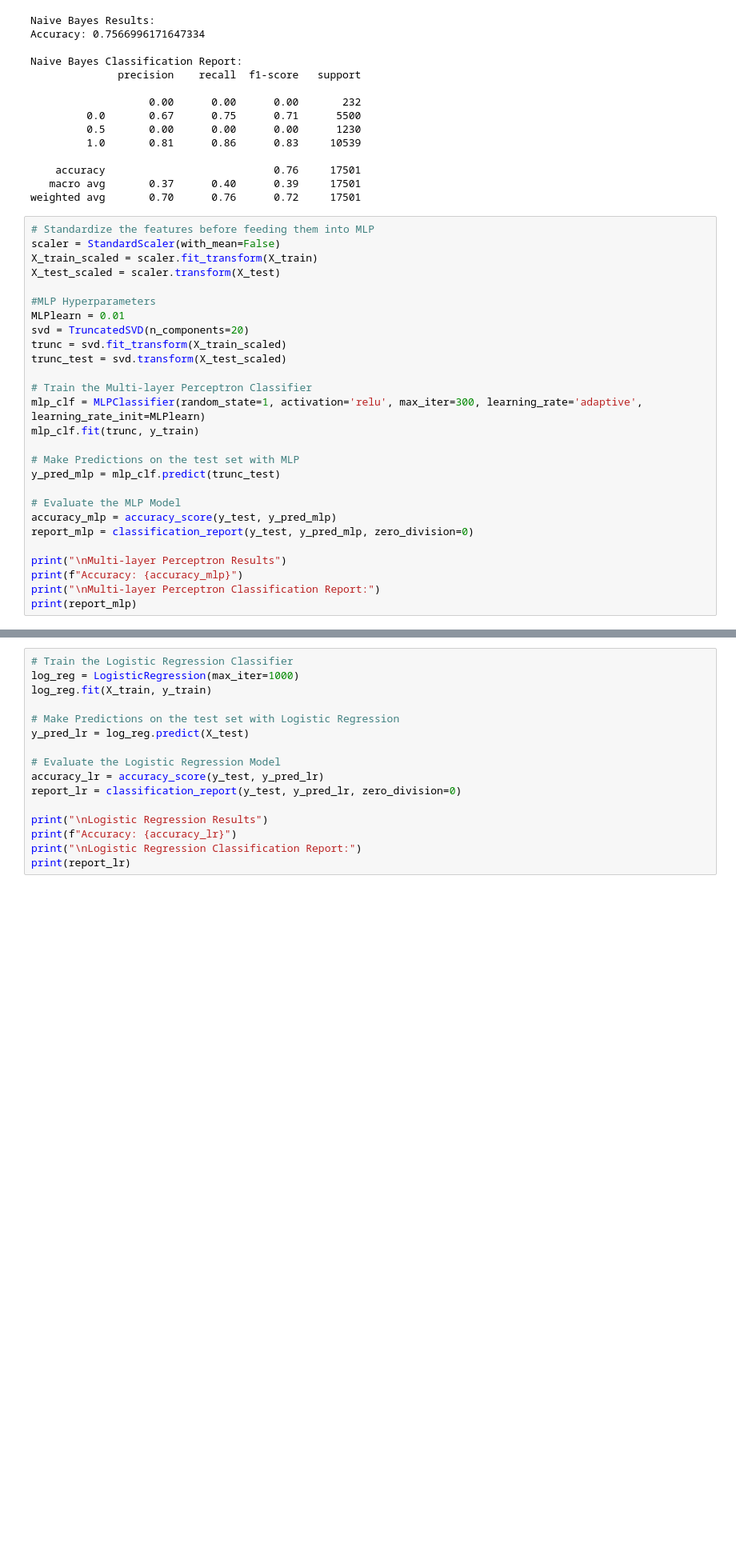
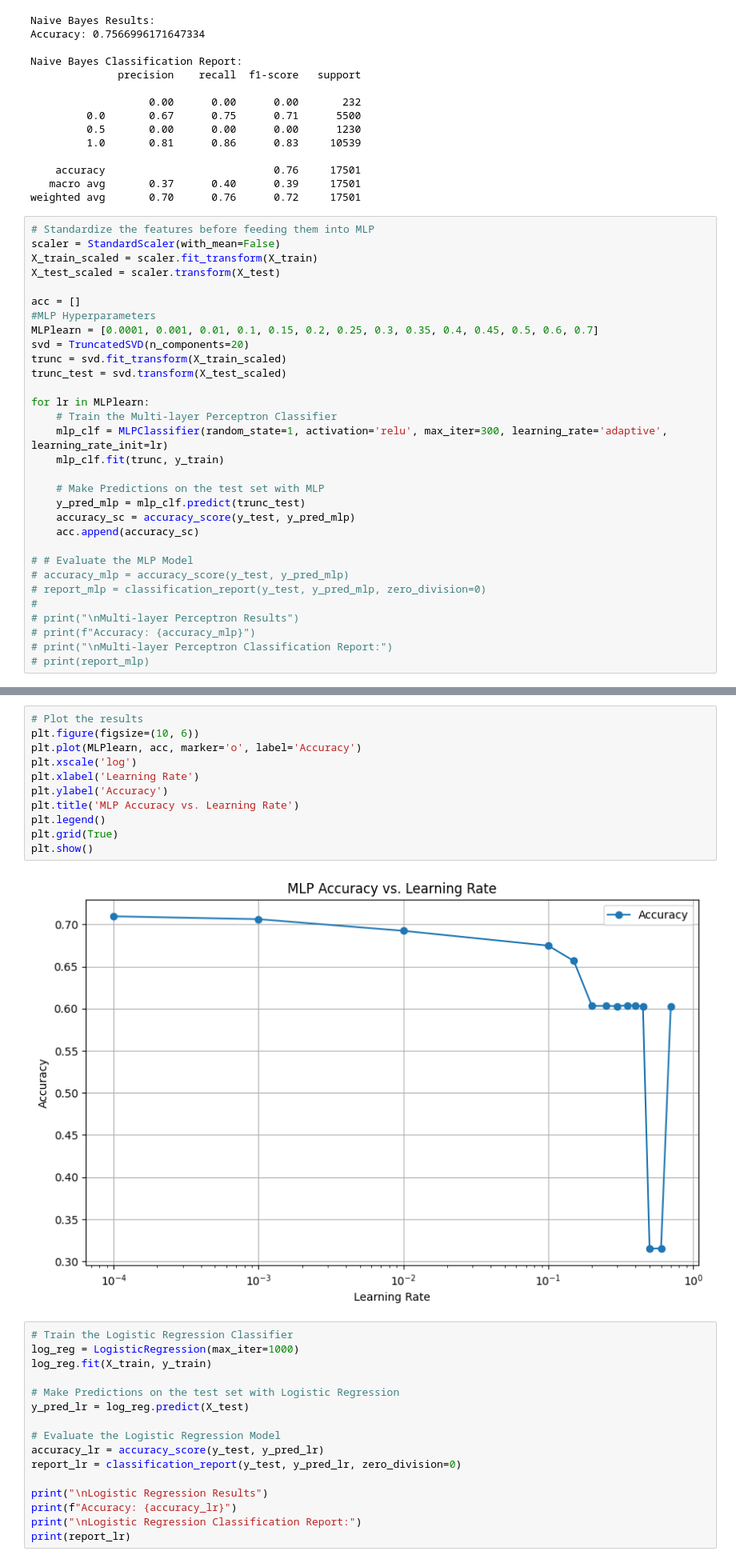
Before and after one commit to alaamub/comp-6630, a Jupyter notebook: main.ipynb, the cells around one changed output, grey strips where cells are left out. Shown at 80% size. Cells and saved outputs as stored; diff of their text form; blank space fills up the shorter version.

```diff
--- a/main.ipynb
+++ b/main.ipynb
@@ -178,24 +180,28 @@ scaler = StandardScaler(with_mean=False)
 X_train_scaled = scaler.fit_transform(X_train)
 X_test_scaled = scaler.transform(X_test)
 
+acc = []
 #MLP Hyperparameters
-MLPlearn = 0.01
+MLPlearn = [0.0001, 0.001, 0.01, 0.1, 0.15, 0.2, 0.25, 0.3, 0.35, 0.4, 0.45, 0.5, 0.6, 0.7]
 svd = TruncatedSVD(n_components=20)
 trunc = svd.fit_transform(X_train_scaled)
 trunc_test = svd.transform(X_test_scaled)
 
-# Train the Multi-layer Perceptron Classifier
-mlp_clf = MLPClassifier(random_state=1, activation='relu', max_iter=300, learning_rate='adaptive', learning_rate_init=MLPlearn)
-mlp_clf.fit(trunc, y_train)
+for lr in MLPlearn:
+    # Train the Multi-layer Perceptron Classifier
+    mlp_clf = MLPClassifier(random_state=1, activation='relu', max_iter=300, learning_rate='adaptive', learning_rate_init=lr)
+    mlp_clf.fit(trunc, y_train)
 
-# Make Predictions on the test set with MLP
-y_pred_mlp = mlp_clf.predict(trunc_test)
+    # Make Predictions on the test set with MLP
+    y_pred_mlp = mlp_clf.predict(trunc_test)
+    accuracy_sc = accuracy_score(y_test, y_pred_mlp)
+    acc.append(accuracy_sc)
 
-# Evaluate the MLP Model
-accuracy_mlp = accuracy_score(y_test, y_pred_mlp)
-report_mlp = classification_report(y_test, y_pred_mlp, zero_division=0)
-
-print("\nMulti-layer Perceptron Results")
-print(f"Accuracy: {accuracy_mlp}")
-print("\nMulti-layer Perceptron Classification Report:")
-print(report_mlp)
+# # Evaluate the MLP Model
+# accuracy_mlp = accuracy_score(y_test, y_pred_mlp)
+# report_mlp = classification_report(y_test, y_pred_mlp, zero_division=0)
+#
+# print("\nMulti-layer Perceptron Results")
+# print(f"Accuracy: {accuracy_mlp}")
+# print("\nMulti-layer Perceptron Classification Report:")
+# print(report_mlp)
@@ -217,3 +208,16 @@ weighted avg       0.66      0.70      0.67     17501
+# %%
+# Plot the results
+plt.figure(figsize=(10, 6))
+plt.plot(MLPlearn, acc, marker='o', label='Accuracy')
+plt.xscale('log')
+plt.xlabel('Learning Rate')
+plt.ylabel('Accuracy')
+plt.title('MLP Accuracy vs. Learning Rate')
+plt.legend()
+plt.grid(True)
+plt.show()
+# %% [output]
+[figure, added]
 # %%
 # Train the Logistic Regression Classifier
 log_reg = LogisticRegression(max_iter=1000)
```
Also changed, not shown: parts of 2 cells of this notebook.
